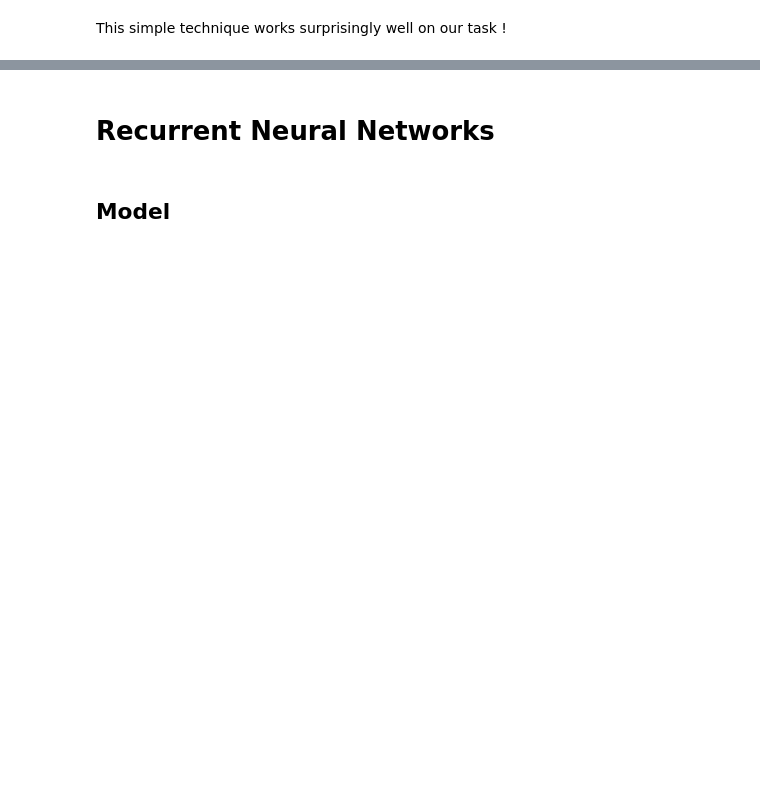
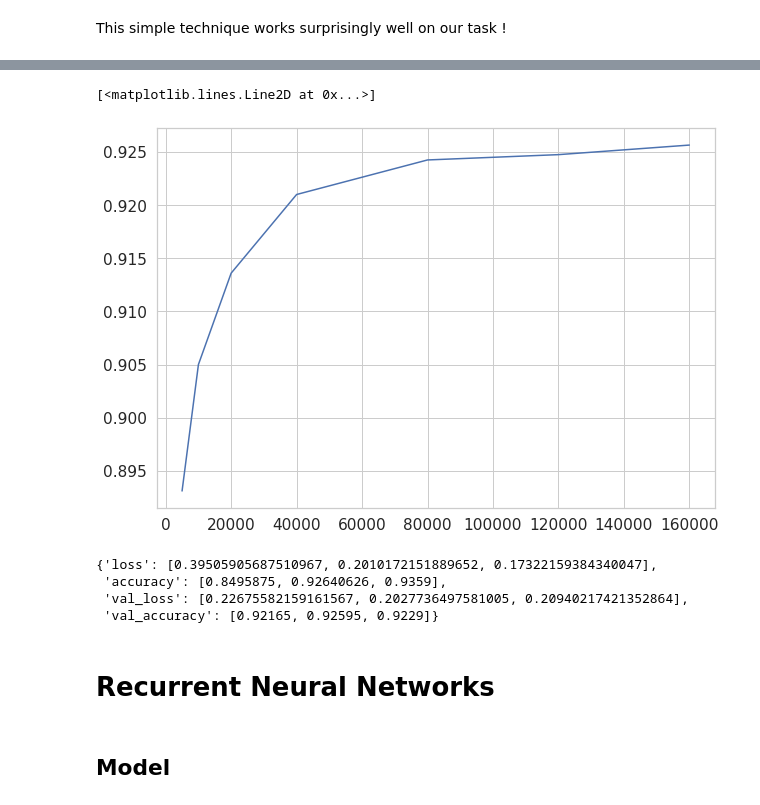
Before and after one commit to TheophileBlard/french-sentiment-analysis-with-bert, a Jupyter notebook: word-vectors.ipynb, the cells around one changed output, grey strips where cells are left out. Saved outputs shown, nothing was run; the diff lists cells and outputs as text; code cells hidden in the pictures; blank space fills up the shorter version.

```diff
--- a/word-vectors.ipynb
+++ b/word-vectors.ipynb
@@ -99,5 +108,4 @@ assert(reviews_len.count(0) == 0)
 # %%
-# Call this if the assert failed
 print('Removing {} empty sequences'.format(reviews_len.count(0)))
 
 train_reviews_not_empty = []
@@ -121,10 +129,14 @@ for seq, label in zip(test_reviews_tokenized, y_test):
         test_reviews_not_empty.append(seq)
         y_test_not_empty.append(label)
 
-train_reviews_tokenized = np.array(train_reviews_not_empty)
+train_reviews_tokenized = train_reviews_not_empty
 y_train = np.array(y_train_not_empty)
-val_reviews_tokenized = np.array(val_reviews_not_empty)
+val_reviews_tokenized = val_reviews_not_empty
 y_val = np.array(y_val_not_empty)
-test_reviews_tokenized = np.array(test_reviews_not_empty)
-y_test = np.array(y_train_not_empty)
+test_reviews_tokenized = test_reviews_not_empty
+y_test = np.array(y_test_not_empty)
+
+# Test
+reviews_len = [len(s) for s in train_reviews_tokenized+val_reviews_tokenized+test_reviews_tokenized]
+assert(reviews_len.count(0) == 0)
 # %% [output]
@@ -204,0 +200,3 @@ _________________________________________________________________
+# %%
+initial_weights = model.get_weights()
+model.summary()
@@ -208,6 +221,5 @@ _________________________________________________________________
 history = model.fit(
     X_train, y_train,
     validation_data=(X_val, y_val),
-    epochs=5, batch_size=32, verbose=1) # 0.9331 at third epoch !
-# bigger batch size ? 128 ? 256 ?
+    epochs=10, batch_size=128, verbose=1)
 # %% [output]
@@ -263,0 +265,11 @@ We could have train the model for a few more epoches, but it's not likely to get
+# %%
+from sklearn import metrics
+from utils import accuracy_vs_train_size
+
+TRAINING_SIZES = [1000, 5000, 10000, 20000, 40000, 80000, 120000, 160000]
+
+test_accuracies = accuracy_vs_train_size(
+    model, initial_weights, X_train, y_train,
+    X_val, y_val, X_test, y_test, TRAINING_SIZES
+)
+#TODO: pickle export
@@ -264,3 +286,16 @@ We could have train the model for a few more epoches, but it's not likely to get
+# %%
+fig = plt.figure(figsize=(10,7))
+plt.plot(sizes, test_accuracies)
+# %% [output]
+[<matplotlib.lines.Line2D at 0x...>]
+[figure, added]
+# %%
+history.history
+# %% [output]
+{'loss': [0.39505905687510967, 0.2010172151889652, 0.17322159384340047],
+ 'accuracy': [0.8495875, 0.92640626, 0.9359],
+ 'val_loss': [0.22675582159161567, 0.2027736497581005, 0.20940217421352864],
+ 'val_accuracy': [0.92165, 0.92595, 0.9229]}
 # %% [markdown]
 # Recurrent Neural Networks
 # %% [markdown]
```
Also changed, not shown: parts of 22 cells of this notebook, 7 other files.
